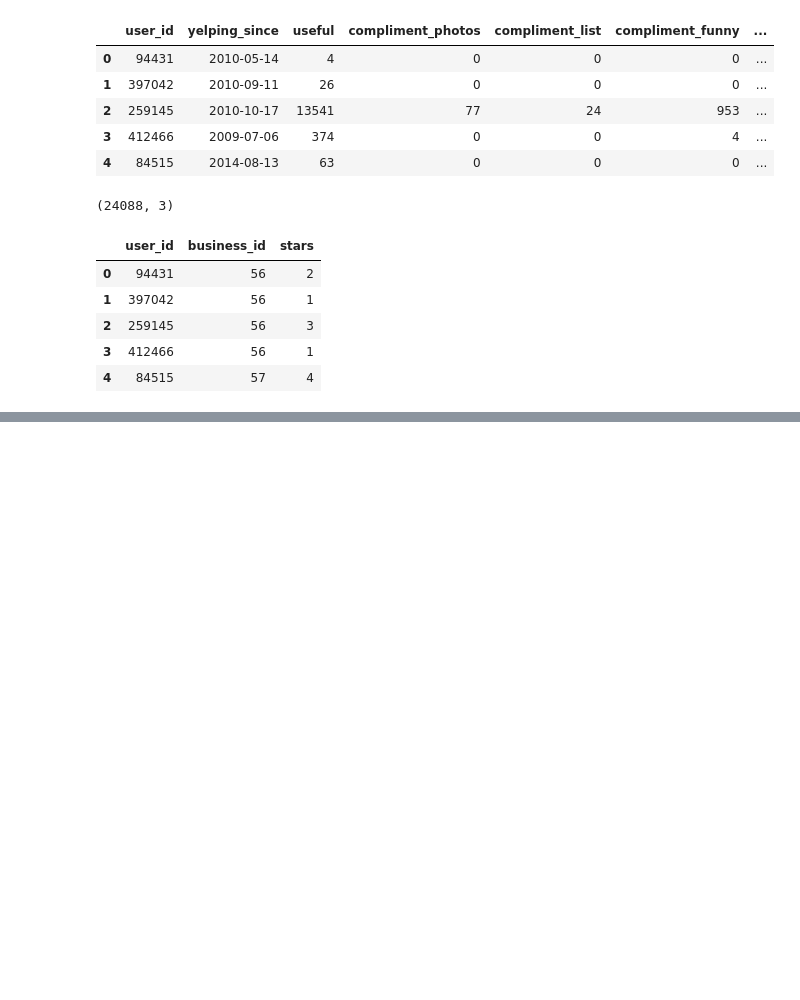
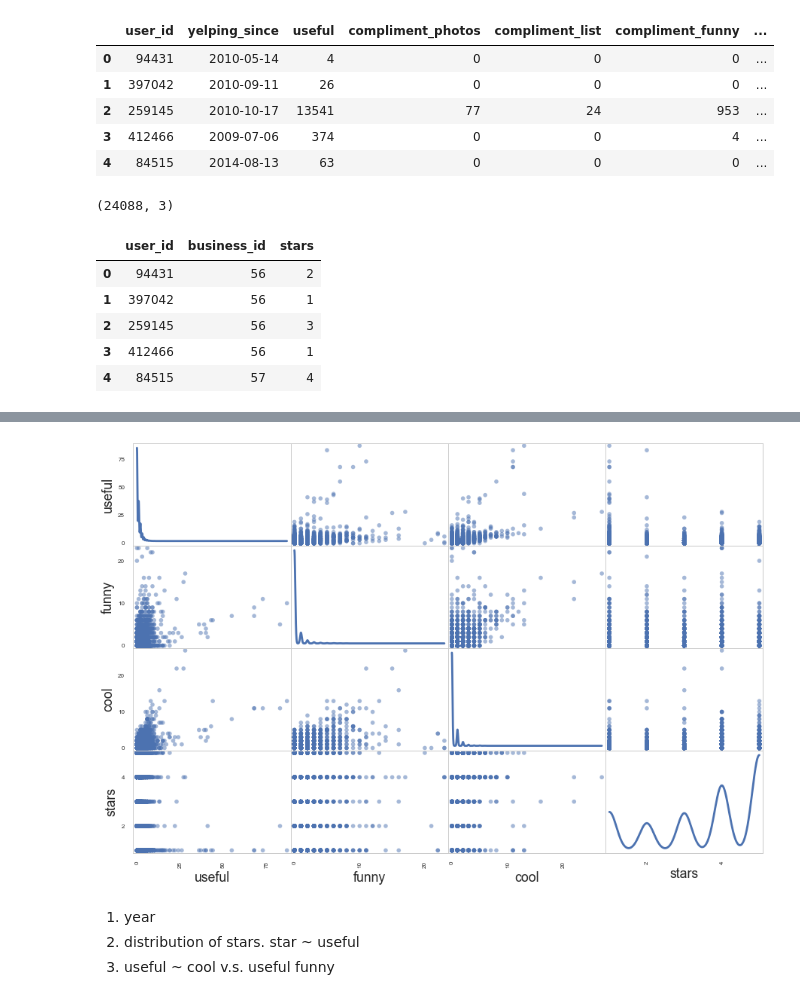
Before and after one commit to xuwd11/Recommender_Systems, a Jupyter notebook: 03_EDA.ipynb, the cells around one changed output, grey strips where cells are left out. Saved outputs shown, nothing was run; the diff lists cells and outputs as text; code cells hidden in the pictures; blank space fills up the shorter version.

```diff
--- a/03_EDA.ipynb
+++ b/03_EDA.ipynb
@@ -64,0 +93,11 @@ display(datar.head())
+# %%
+from pandas.tools.plotting import scatter_matrix
+fig, ax = plt.subplots(1,1, figsize=(15,10))
+axes = scatter_matrix(dfr[['useful', 'funny', 'cool', 'stars']], alpha=0.5, diagonal='kde', ax=ax)
+plt.show()
+# %% [output]
+[figure, added]
+# %% [markdown]
+1. year
+2. distribution of stars. star ~ useful
+3. useful ~ cool v.s. useful funny
```
Also changed, not shown: parts of 22 cells of this notebook.
